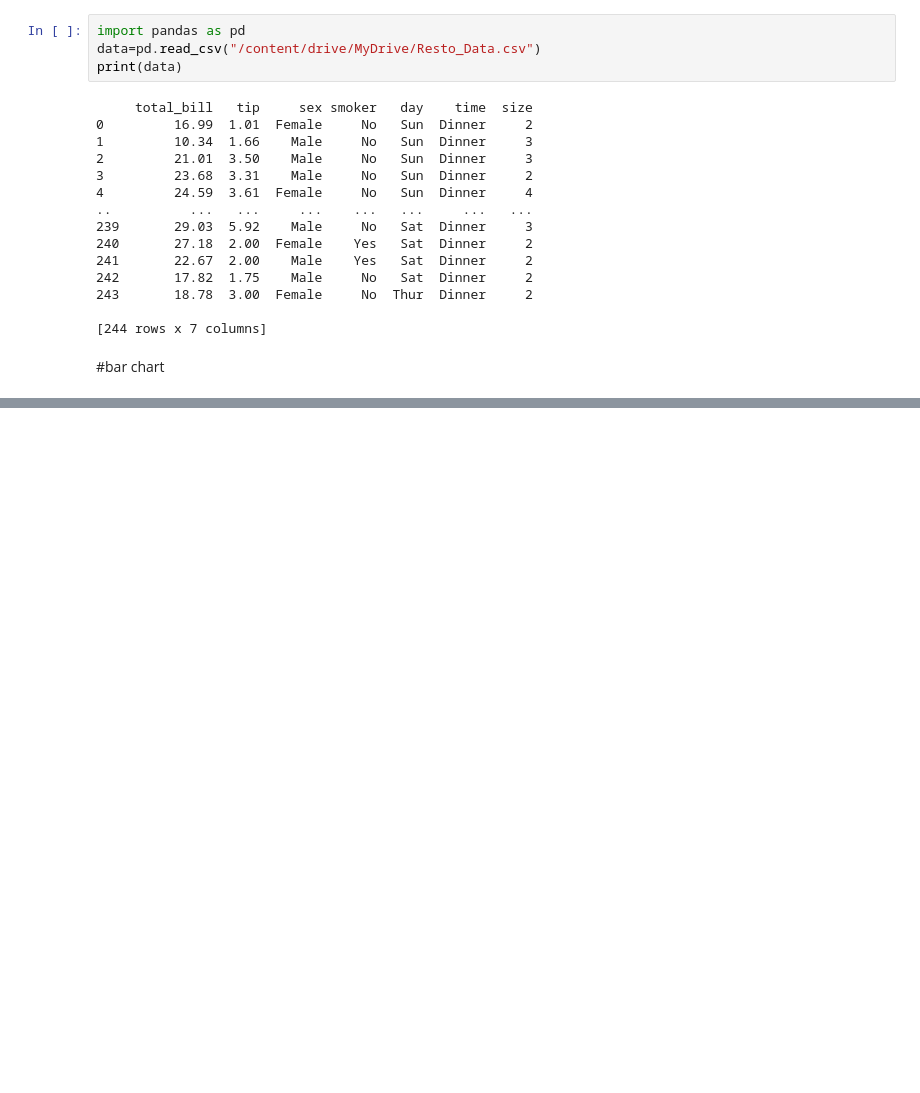
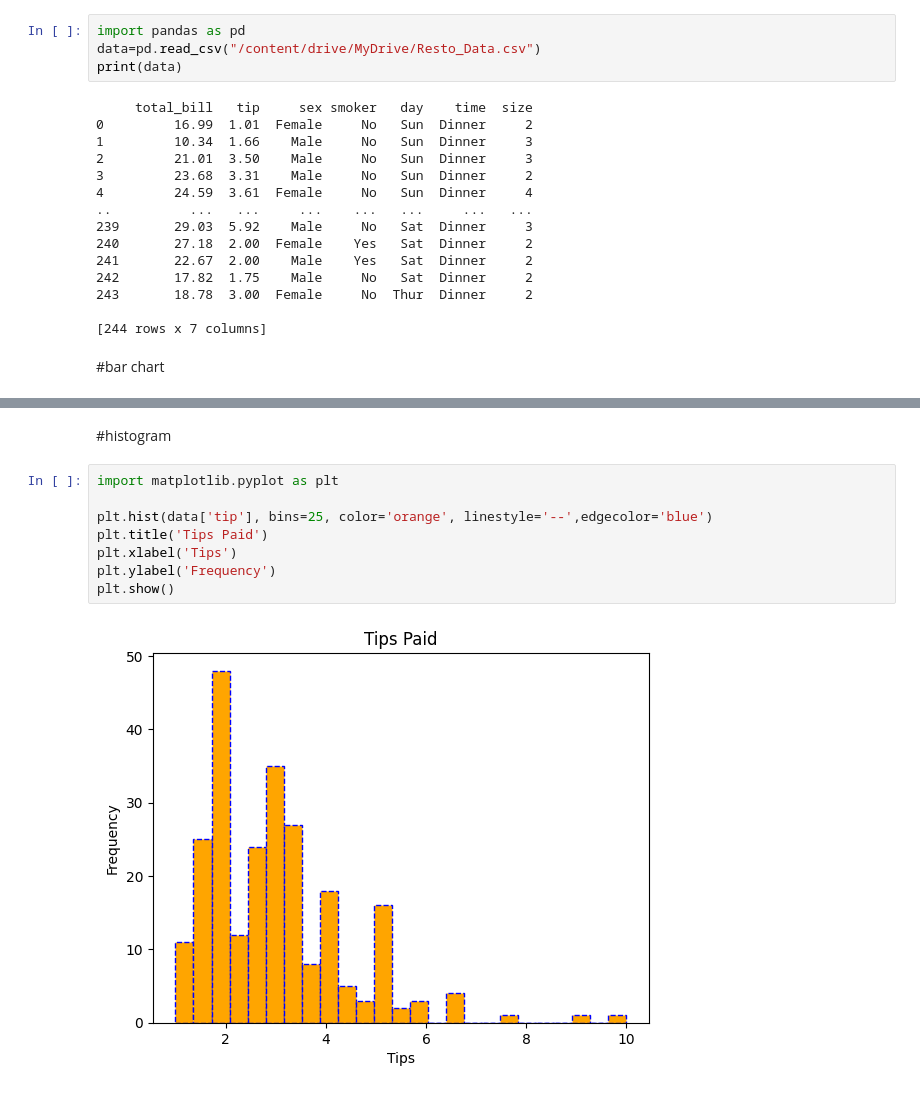
Before and after one commit to runeking2006/vac_1, a Jupyter notebook: data_visuals.ipynb, the cells around one changed output, grey strips where cells are left out. Saved outputs shown, nothing was run; the diff lists cells and outputs as text; blank space fills up the shorter version.

```diff
--- a/data_visuals.ipynb
+++ b/data_visuals.ipynb
@@ -34,0 +35,12 @@ plt.show()
+# %% [markdown]
+#histogram
+# %%
+import matplotlib.pyplot as plt
+
+plt.hist(data['tip'], bins=25, color='orange', linestyle='--',edgecolor='blue')
+plt.title('Tips Paid')
+plt.xlabel('Tips')
+plt.ylabel('Frequency')
+plt.show()
+# %% [output]
+[figure, added]
```
Also changed, not shown: parts of 5 cells of this notebook.
